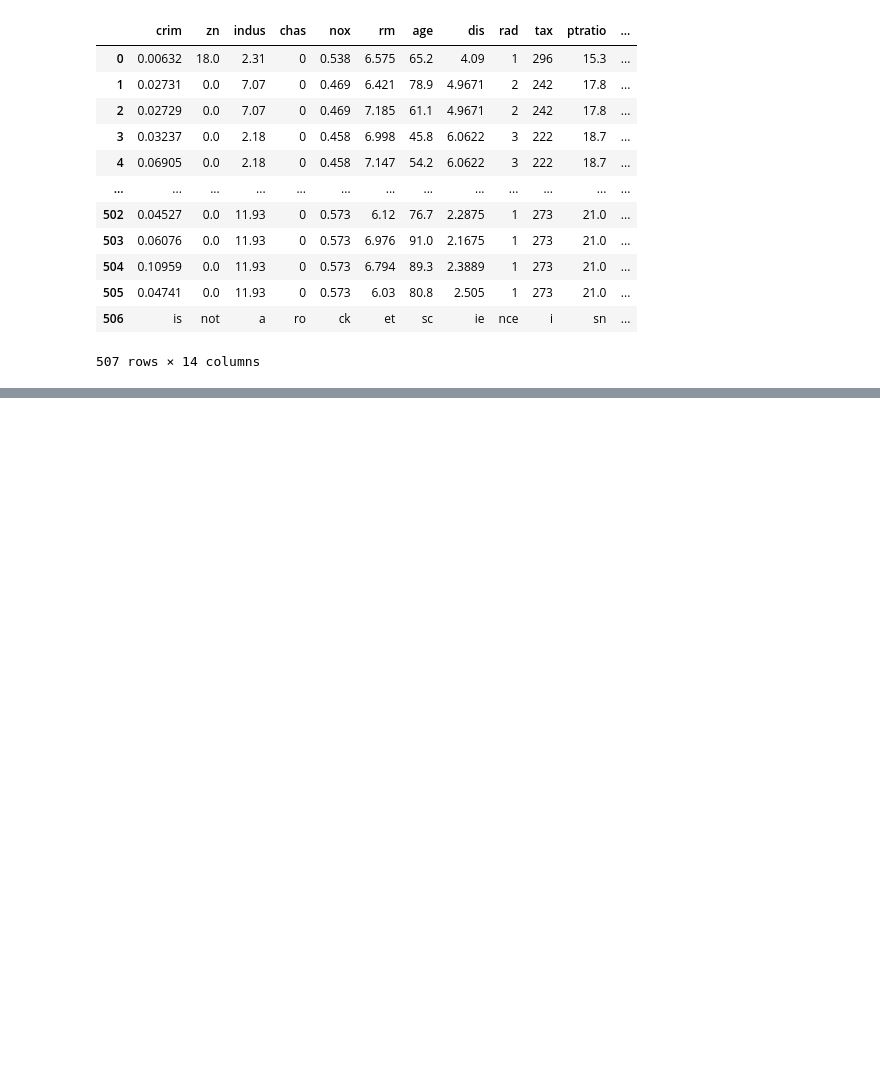
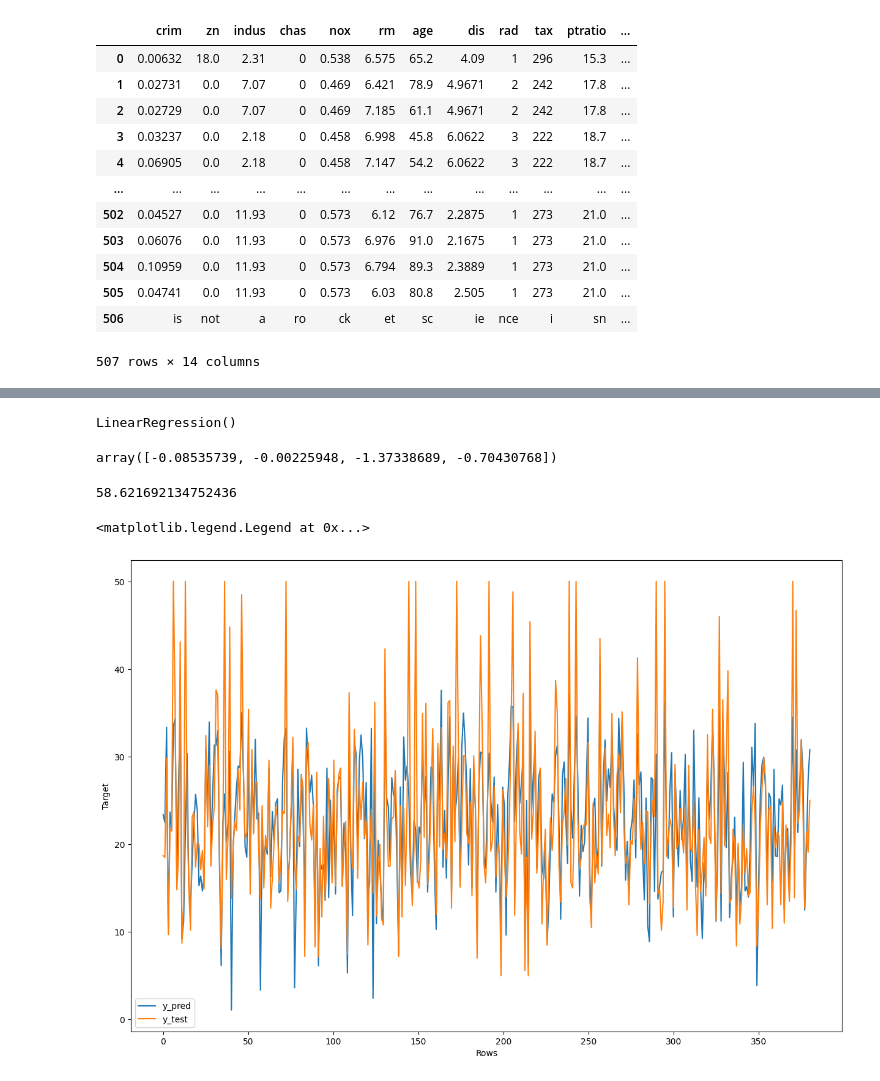
Before and after one commit to Alex868686/Esame-ML-ifoa23, a Jupyter notebook: test.ipynb, the cells around one changed output, grey strips where cells are left out. Cells and saved outputs as stored; diff of their text form; code cells hidden in the pictures; blank space fills up the shorter version.

```diff
--- a/test.ipynb
+++ b/test.ipynb
@@ -115,0 +110,35 @@ ValueError: zero-size array to reduction operation fmin which has no identity
+# %%
+y=df2['price']
+X=df2.drop(columns='price')
+# %%
+X_train,X_test,y_train,y_test=train_test_split(X,y,
+                                               train_size=0.25,
+                                               random_state=667)
+# %%
+model=LinearRegression()
+model.fit(X_train,y_train)
+# %% [output]
+LinearRegression()
+# %%
+model.coef_
+# %% [output]
+array([-0.08535739, -0.00225948, -1.37338689, -0.70430768])
+# %%
+model.intercept_
+# %% [output]
+58.621692134752436
+# %%
+y_pred=model.predict(X_test)
+y_pred_train=model.predict(X_train)
+# %%
+plt.figure(figsize = (15, 10))
+x = np.linspace(0,y_pred.shape[0], y_pred.shape[0])
+plt.plot(x,y_pred)
+plt.plot(x, y_test)
+plt.title('')
+plt.xlabel('Rows')
+plt.ylabel('Target')
+plt.legend(labels= ['y_pred', 'y_test'])
+# %% [output]
+<matplotlib.legend.Legend at 0x...>
+[figure, added]
```
Also changed, not shown: parts of 16 cells of this notebook, 3 other files.
